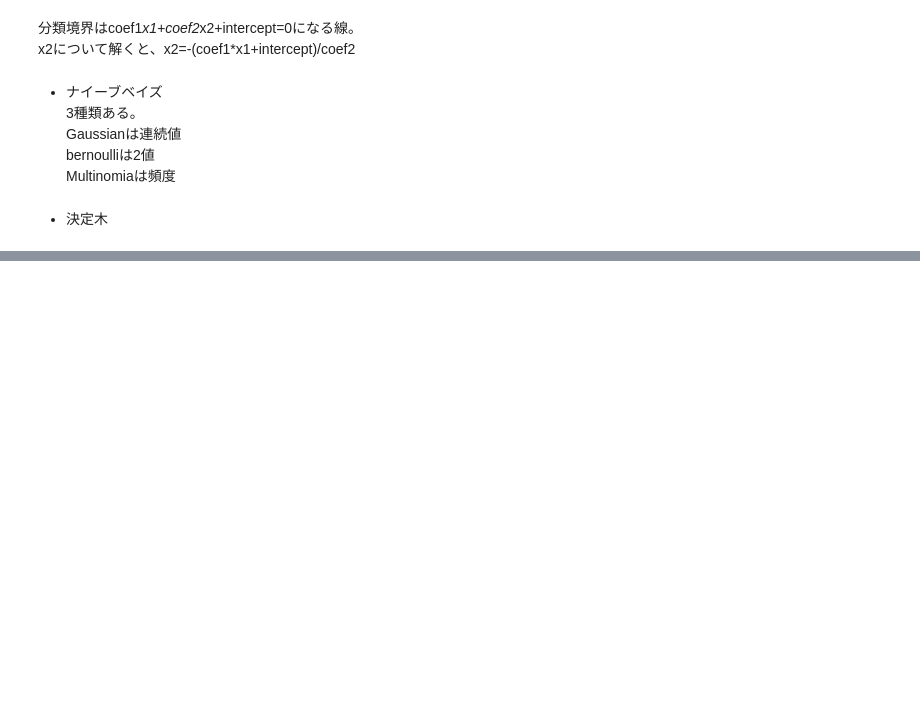
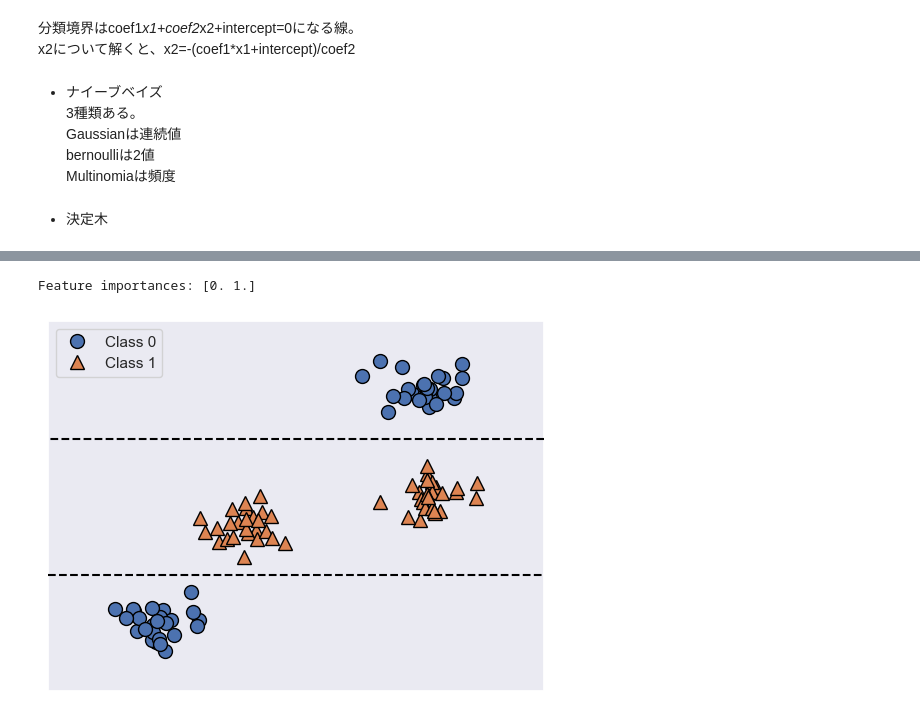
Before and after one commit to yutaro1127/study_ML_with_python, a Jupyter notebook: chapter2.ipynb, the cells around one changed output, grey strips where cells are left out. Saved outputs shown, nothing was run; the diff lists cells and outputs as text; code cells hidden in the pictures; blank space fills up the shorter version.

```diff
--- a/chapter2.ipynb
+++ b/chapter2.ipynb
@@ -360,0 +363,5 @@ feature_importances_plot(tree)
+# %%
+tree=mglearn.plots.plot_tree_not_monotone()
+# %% [output]
+Feature importances: [0. 1.]
+[figure, added]
```
Also changed, not shown: parts of 28 cells of this notebook, 1 other file.
